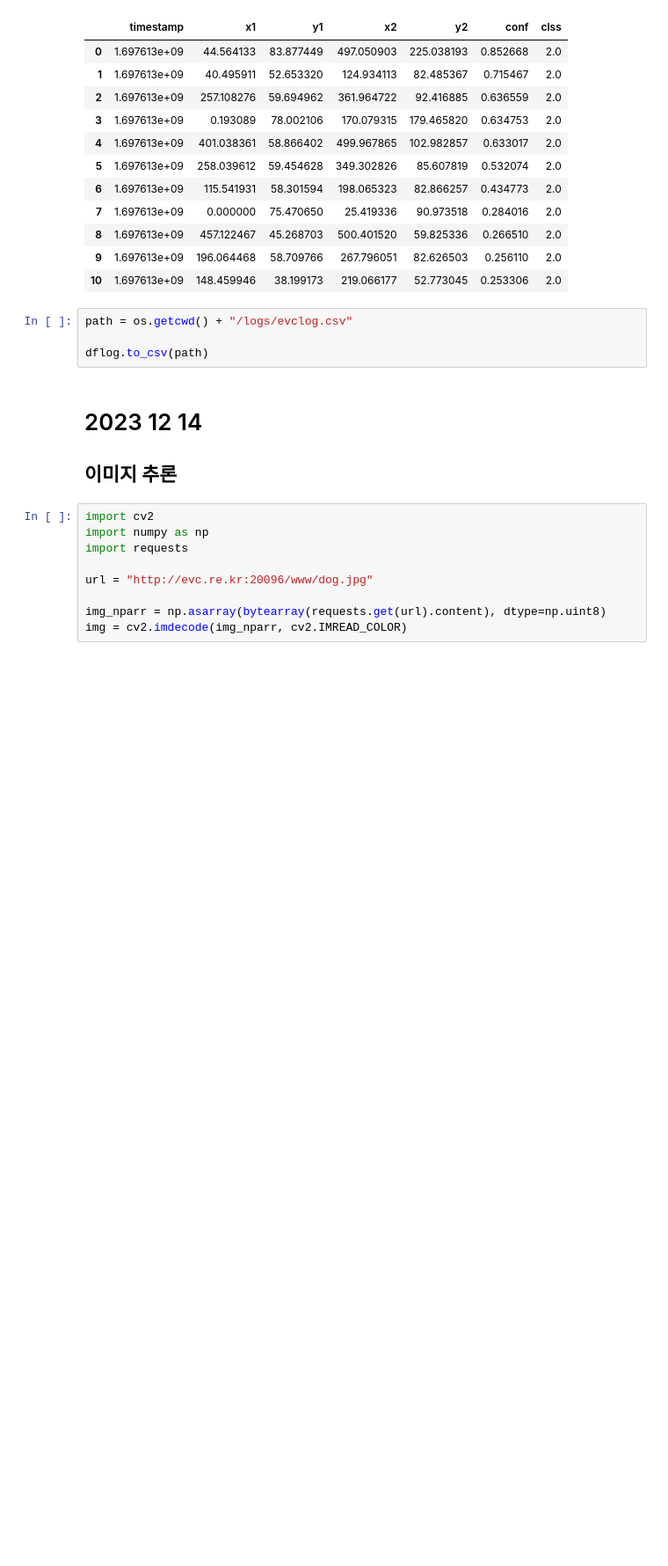
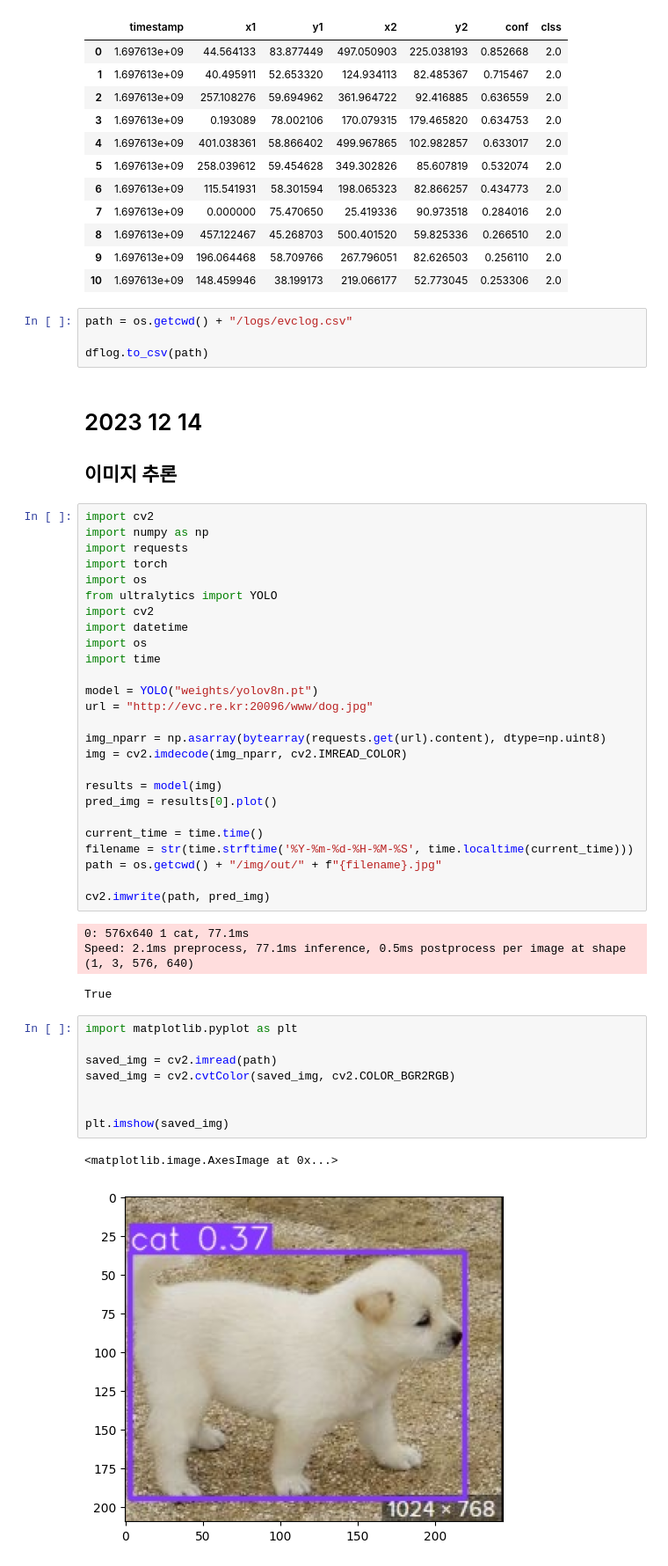
Before and after one commit to ethicsense/esp-python, a Jupyter notebook: test.ipynb, the cells around one changed output. Shown at 88% size. Saved outputs shown, nothing was run; the diff lists cells and outputs as text; blank space fills up the shorter version.

```diff
--- a/test.ipynb
+++ b/test.ipynb
@@ -252,8 +253,40 @@ dflog.to_csv(path)
 import cv2
 import numpy as np
 import requests
+import torch
+import os
+from ultralytics import YOLO
+import cv2
+import datetime
+import os
+import time
 
+model = YOLO("weights/yolov8n.pt")
 url = "http://evc.re.kr:20096/www/dog.jpg"
 
 img_nparr = np.asarray(bytearray(requests.get(url).content), dtype=np.uint8)
 img = cv2.imdecode(img_nparr, cv2.IMREAD_COLOR)
+
+results = model(img)
+pred_img = results[0].plot()
+
+current_time = time.time()
+filename = str(time.strftime('%Y-%m-%d-%H-%M-%S', time.localtime(current_time)))
+path = os.getcwd() + "/img/out/" + f"{filename}.jpg"
+
+cv2.imwrite(path, pred_img)
+# %% [output]
+0: 576x640 1 cat, 77.1ms
+Speed: 2.1ms preprocess, 77.1ms inference, 0.5ms postprocess per image at shape (1, 3, 576, 640)
+True
+# %%
+import matplotlib.pyplot as plt
+
+saved_img = cv2.imread(path)
+saved_img = cv2.cvtColor(saved_img, cv2.COLOR_BGR2RGB)
+
+
+plt.imshow(saved_img)
+# %% [output]
+<matplotlib.image.AxesImage at 0x...>
+[figure, added]
```
Also changed, not shown: parts of 4 cells of this notebook, 1 other file.
